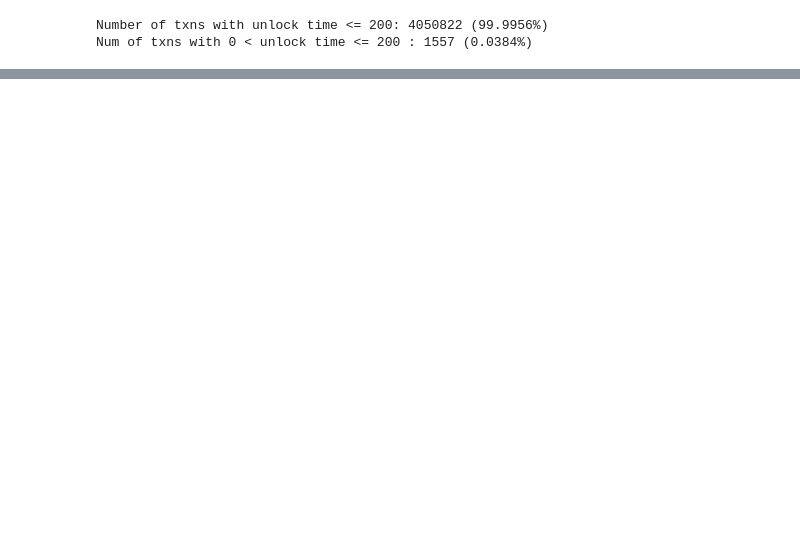
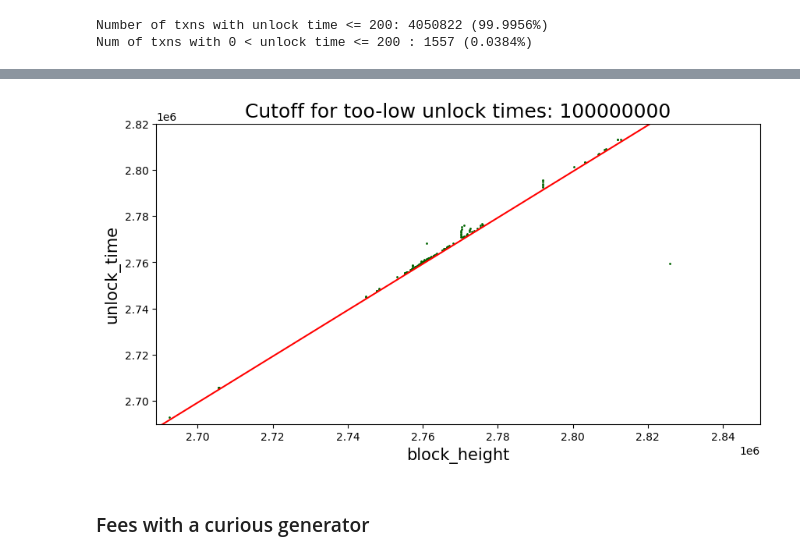
Before and after one commit to Mitchellpkt/monero_fingerprinting_pipeline, a Jupyter notebook: viz.ipynb, the cells around one changed output, grey strips where cells are left out. Drawn from its saved outputs; the diff is of its cells as text; code cells hidden in the pictures; blank space fills up the shorter version.

```diff
--- a/viz.ipynb
+++ b/viz.ipynb
@@ -115,0 +161,18 @@ for f in to_analyze_nonzero:
+# %%
+v.scatter(
+    x='block_height',
+    y='unlock_time',
+    title=f"Cutoff for too-low unlock times: {unlock_time_high_cutoff}",
+    markersize=1,
+    **plot_kwargs,
+    ylim=(2.69e6, 2.82e6),
+)
+plt.plot(
+    v.data.block_height.tolist(),
+    (v.data.block_height - delay_tolerance_blocks).tolist(),
+    color='r'
+);
+# %% [output]
+[figure, added]
+# %% [markdown]
+### Fees with a curious generator
```
Also changed, not shown: parts of 20 cells of this notebook.
